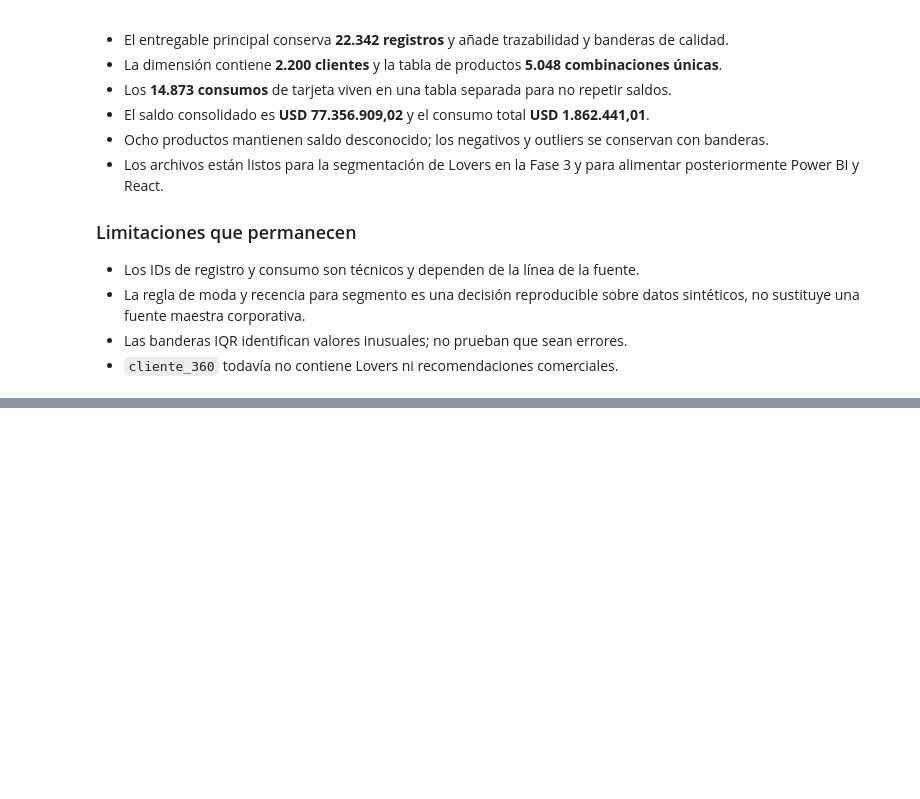
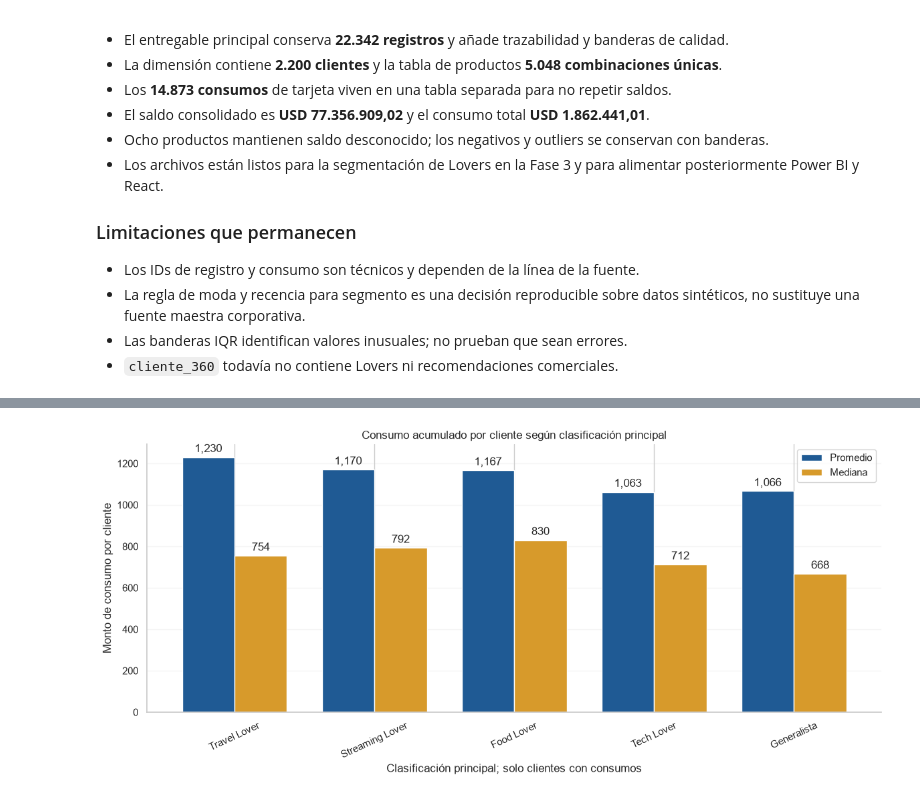
Before and after one commit to gabrandr/prueba-tecnica-especialista-analitica, a Jupyter notebook: analysis/analysis.ipynb, the cells around one changed output, grey strips where cells are left out. Cells and saved outputs as stored; diff of their text form; code cells hidden in the pictures; blank space fills up the shorter version.

```diff
--- a/analysis/analysis.ipynb
+++ b/analysis/analysis.ipynb
@@ -2042,0 +2568,31 @@ Todas las validaciones de la Fase 2 se ejecutaron correctamente.
+# %%
+transactional_profile = principal_profile.drop(
+    index=NO_TRANSACTION_LABEL
+)
+comparison = transactional_profile[
+    ["consumo_promedio_cliente", "consumo_mediano_cliente"]
+].rename(
+    columns={
+        "consumo_promedio_cliente": "Promedio",
+        "consumo_mediano_cliente": "Mediana",
+    }
+)
+
+axis = comparison.plot(
+    kind="bar",
+    figsize=(12, 5.5),
+    color=["#1F5A94", "#D79A2B"],
+    width=0.75,
+)
+axis.set_title("Consumo acumulado por cliente según clasificación principal")
+axis.set_xlabel("Clasificación principal; solo clientes con consumos")
+axis.set_ylabel("Monto de consumo por cliente")
+axis.tick_params(axis="x", rotation=25)
+axis.grid(axis="y", alpha=0.2)
+axis.spines[["top", "right"]].set_visible(False)
+for container in axis.containers:
+    axis.bar_label(container, fmt="{:,.0f}", padding=3)
+plt.tight_layout()
+plt.show()
+# %% [output]
+[figure, added]
```
Also changed, not shown: parts of 19 cells of this notebook, 6 other files.
